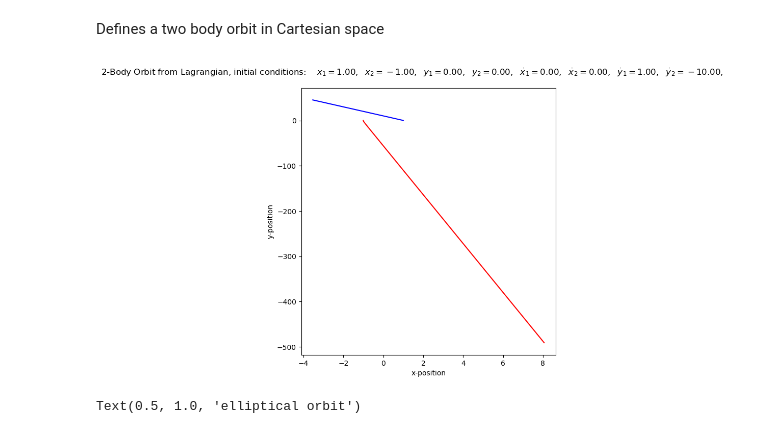
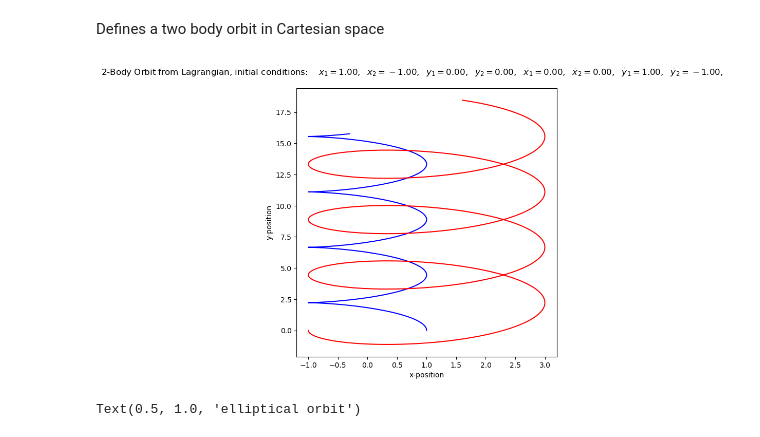
Before and after one commit to ZoeySamples/5300_final, a Jupyter notebook: Orbits.ipynb, the cells around one changed output. Drawn from its saved outputs; the diff is of its cells as text; code cells hidden in the pictures.

```diff
--- a/Orbits.ipynb
+++ b/Orbits.ipynb
@@ -129,35 +129,35 @@ y2_0 = 0.
 x1_dot_0 = 0.
 x2_dot_0 = 0.
 y1_dot_0 = 1.
-y2_dot_0 = -10.
+y2_dot_0 = -1.
 
 u = np.array([x1_0, x2_0, y1_0, y1_0, x1_dot_0,
               x2_dot_0, y1_dot_0, y2_dot_0])
 
 position = orbit1.solve_ode(t_pts, u)
 
 fig = plt.figure(figsize=(6,6))
 overall_title = '2-Body Orbit from Lagrangian, initial conditions:  ' + \
                 rf'  $x_1 = {x1_0:.2f},$' + \
                 rf'  $x_2 = {x2_0:.2f},$' + \
                 rf'  $y_1 = {y1_0:.2f},$' + \
                 rf'  $y_2 = {y2_0:.2f},$' + \
                 rf'  $\dot x_1 = {x1_dot_0:.2f},$' + \
                 rf'  $\dot x_2 = {x2_dot_0:.2f},$' + \
                 rf'  $\dot y_1 = {y1_dot_0:.2f},$' + \
                 rf'  $\dot y_2 = {y2_dot_0:.2f},$' + \
                 '\n'
 fig.suptitle(overall_title, va='baseline')
 
 ax = fig.add_subplot(1,1,1)
 ax.plot(position[0], position[2], color='blue')
 ax.plot(position[1], position[3], color='red')
 ax.set_xlabel('x-position')
 ax.set_ylabel('y-position')
 
 fig.tight_layout()
 # %% [output]
-[figure, old version]
+[figure, new version]
 # %%
 m1_new = 10000.
 m2_new = 1.
```
